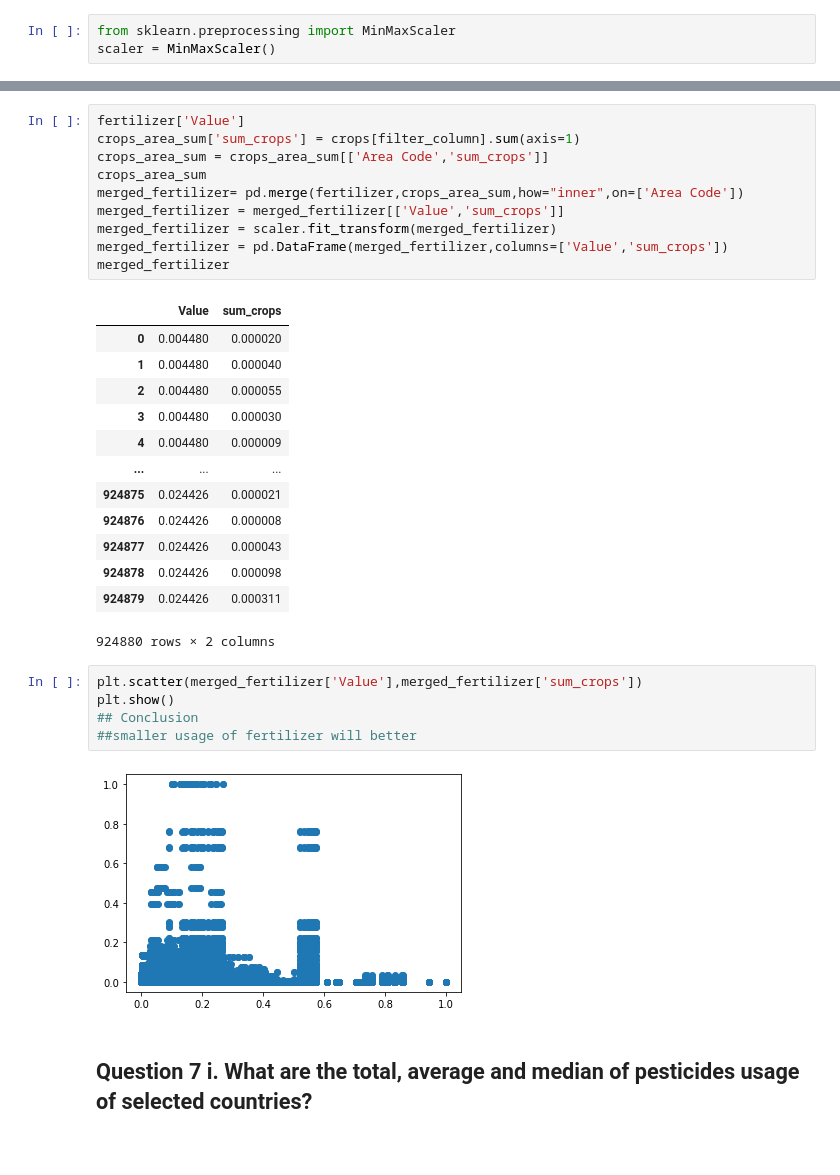
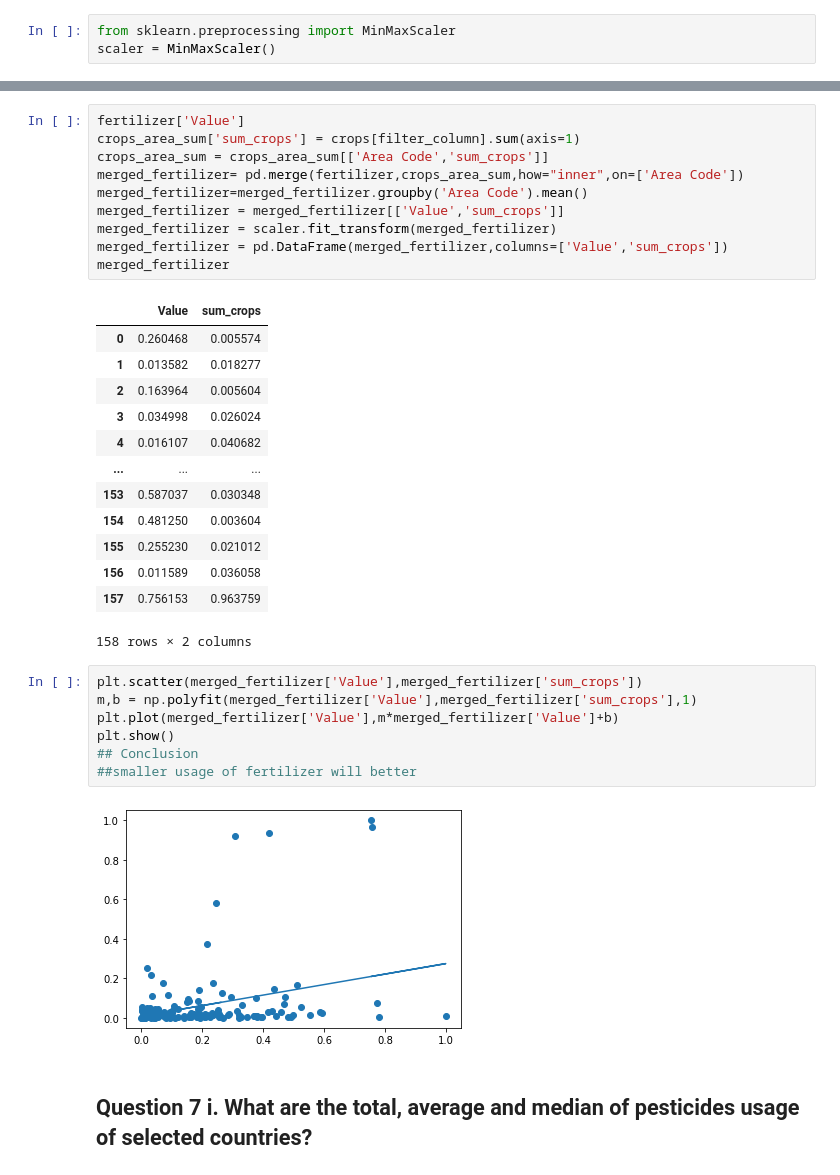
Before and after one commit to minxuan1509/IDS-FAO-Analysis, a Jupyter notebook: IDS FAO.ipynb, the cells around one changed output, grey strips where cells are left out. Saved outputs shown, nothing was run; the diff lists cells and outputs as text.

```diff
--- a/IDS FAO.ipynb
+++ b/IDS FAO.ipynb
@@ -491,33 +507,35 @@ scaler = MinMaxScaler()
 fertilizer['Value']
 crops_area_sum['sum_crops'] = crops[filter_column].sum(axis=1)
 crops_area_sum = crops_area_sum[['Area Code','sum_crops']]
-crops_area_sum
 merged_fertilizer= pd.merge(fertilizer,crops_area_sum,how="inner",on=['Area Code'])
+merged_fertilizer=merged_fertilizer.groupby('Area Code').mean()
 merged_fertilizer = merged_fertilizer[['Value','sum_crops']]
 merged_fertilizer = scaler.fit_transform(merged_fertilizer)
 merged_fertilizer = pd.DataFrame(merged_fertilizer,columns=['Value','sum_crops'])
 merged_fertilizer
 # %% [output]
 |  | Value | sum_crops |
-| 0 | 0.004480 | 0.000020 |
-| 1 | 0.004480 | 0.000040 |
-| 2 | 0.004480 | 0.000055 |
-| 3 | 0.004480 | 0.000030 |
-| 4 | 0.004480 | 0.000009 |
+| 0 | 0.260468 | 0.005574 |
+| 1 | 0.013582 | 0.018277 |
+| 2 | 0.163964 | 0.005604 |
+| 3 | 0.034998 | 0.026024 |
+| 4 | 0.016107 | 0.040682 |
 | ... | ... | ... |
-| 924875 | 0.024426 | 0.000021 |
-| 924876 | 0.024426 | 0.000008 |
-| 924877 | 0.024426 | 0.000043 |
-| 924878 | 0.024426 | 0.000098 |
-| 924879 | 0.024426 | 0.000311 |
+| 153 | 0.587037 | 0.030348 |
+| 154 | 0.481250 | 0.003604 |
+| 155 | 0.255230 | 0.021012 |
+| 156 | 0.011589 | 0.036058 |
+| 157 | 0.756153 | 0.963759 |
-924880 rows × 2 columns
+158 rows × 2 columns
 # %%
 plt.scatter(merged_fertilizer['Value'],merged_fertilizer['sum_crops'])
+m,b = np.polyfit(merged_fertilizer['Value'],merged_fertilizer['sum_crops'],1)
+plt.plot(merged_fertilizer['Value'],m*merged_fertilizer['Value']+b)
 plt.show()
 ## Conclusion
 ##smaller usage of fertilizer will better
 # %% [output]
-[figure, old version]
+[figure, new version]
 # %% [markdown]
 ## Question 7 i. What are the total, average and median of pesticides usage of selected countries?
 # %%
```
Also changed, not shown: parts of 4 cells of this notebook.
